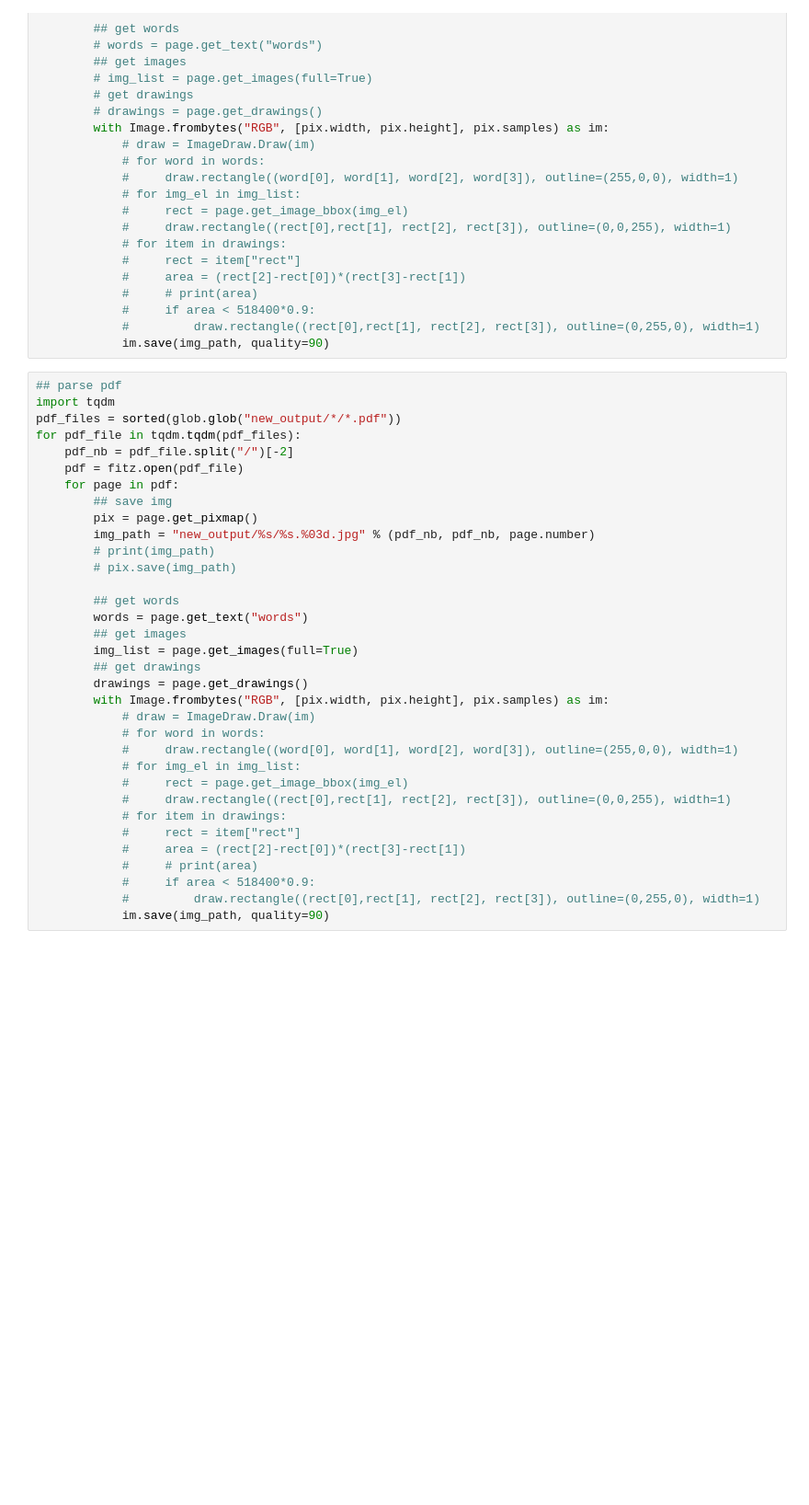
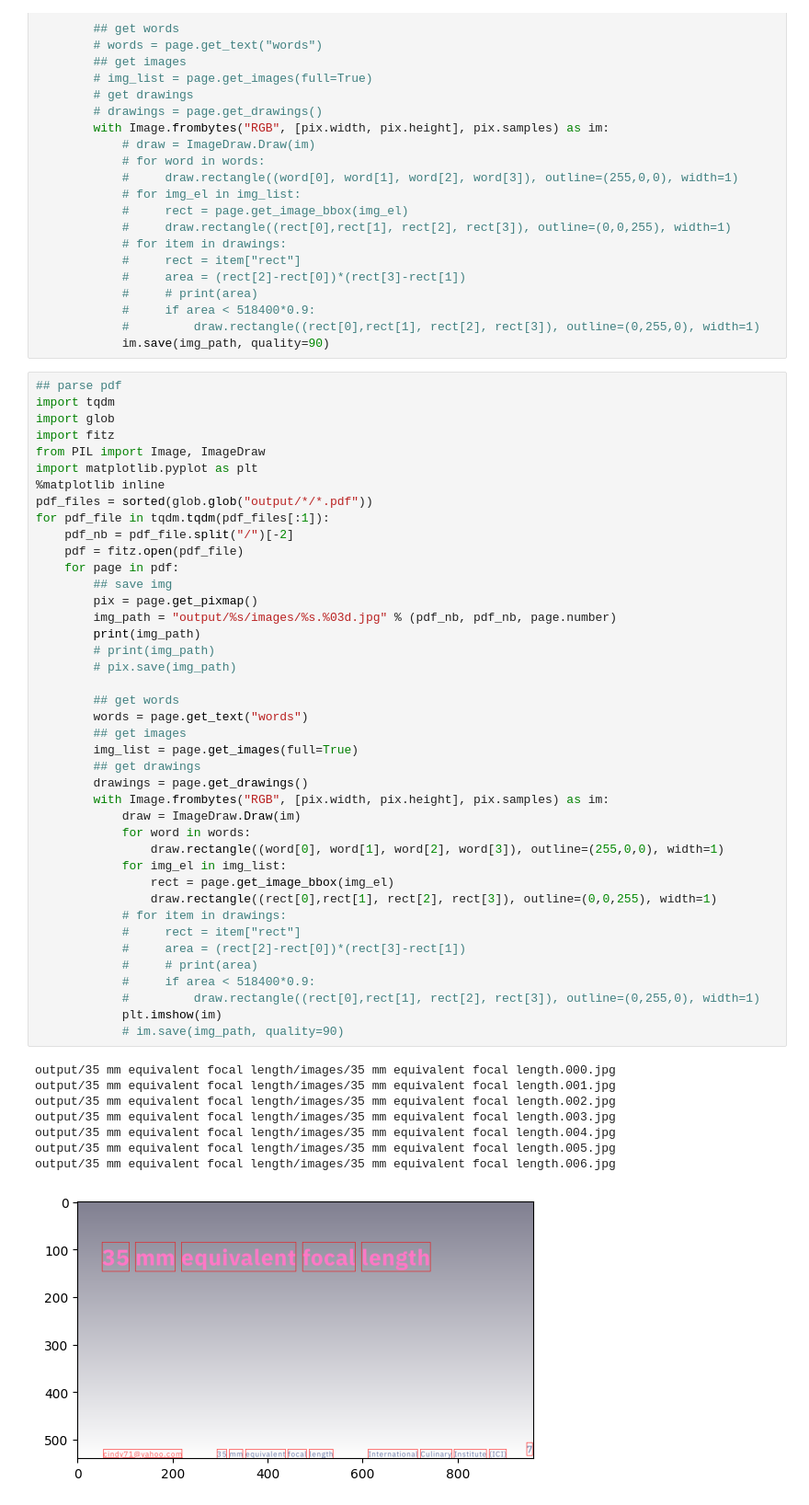
Before and after one commit to travisseng/Slide-Generator, a Jupyter notebook: slides_pipeline.ipynb, the cells around one changed output. Shown at 92% size. Drawn from its saved outputs; the diff is of its cells as text; blank space fills up the shorter version.

```diff
--- a/slides_pipeline.ipynb
+++ b/slides_pipeline.ipynb
@@ -76,34 +76,50 @@ for pdf_file in tqdm.tqdm(pdf_files):
 # %%
 ## parse pdf
 import tqdm
-pdf_files = sorted(glob.glob("new_output/*/*.pdf"))
-for pdf_file in tqdm.tqdm(pdf_files):
+import glob
+import fitz
+from PIL import Image, ImageDraw
+import matplotlib.pyplot as plt
+%matplotlib inline
+pdf_files = sorted(glob.glob("output/*/*.pdf"))
+for pdf_file in tqdm.tqdm(pdf_files[:1]):
     pdf_nb = pdf_file.split("/")[-2]
     pdf = fitz.open(pdf_file)
     for page in pdf:
         ## save img
         pix = page.get_pixmap()
-        img_path = "new_output/%s/%s.%03d.jpg" % (pdf_nb, pdf_nb, page.number)
+        img_path = "output/%s/images/%s.%03d.jpg" % (pdf_nb, pdf_nb, page.number)
+        print(img_path)
         # print(img_path)
         # pix.save(img_path)
 
         ## get words
         words = page.get_text("words")
         ## get images
         img_list = page.get_images(full=True)
         ## get drawings
         drawings = page.get_drawings()
         with Image.frombytes("RGB", [pix.width, pix.height], pix.samples) as im:
-            # draw = ImageDraw.Draw(im)
-            # for word in words:
-            #     draw.rectangle((word[0], word[1], word[2], word[3]), outline=(255,0,0), width=1)
-            # for img_el in img_list:
-            #     rect = page.get_image_bbox(img_el)
-            #     draw.rectangle((rect[0],rect[1], rect[2], rect[3]), outline=(0,0,255), width=1)
+            draw = ImageDraw.Draw(im)
+            for word in words:
+                draw.rectangle((word[0], word[1], word[2], word[3]), outline=(255,0,0), width=1)
+            for img_el in img_list:
+                rect = page.get_image_bbox(img_el)
+                draw.rectangle((rect[0],rect[1], rect[2], rect[3]), outline=(0,0,255), width=1)
             # for item in drawings:
             #     rect = item["rect"]
             #     area = (rect[2]-rect[0])*(rect[3]-rect[1])
             #     # print(area)
             #     if area < 518400*0.9:
             #         draw.rectangle((rect[0],rect[1], rect[2], rect[3]), outline=(0,255,0), width=1)
-            im.save(img_path, quality=90)
+            plt.imshow(im)
+            # im.save(img_path, quality=90)
+# %% [output]
+output/35 mm equivalent focal length/images/35 mm equivalent focal length.000.jpg
+output/35 mm equivalent focal length/images/35 mm equivalent focal length.001.jpg
+output/35 mm equivalent focal length/images/35 mm equivalent focal length.002.jpg
+output/35 mm equivalent focal length/images/35 mm equivalent focal length.003.jpg
+output/35 mm equivalent focal length/images/35 mm equivalent focal length.004.jpg
+output/35 mm equivalent focal length/images/35 mm equivalent focal length.005.jpg
+output/35 mm equivalent focal length/images/35 mm equivalent focal length.006.jpg
+[figure, added]
```
Also changed, not shown: 13 other files.
